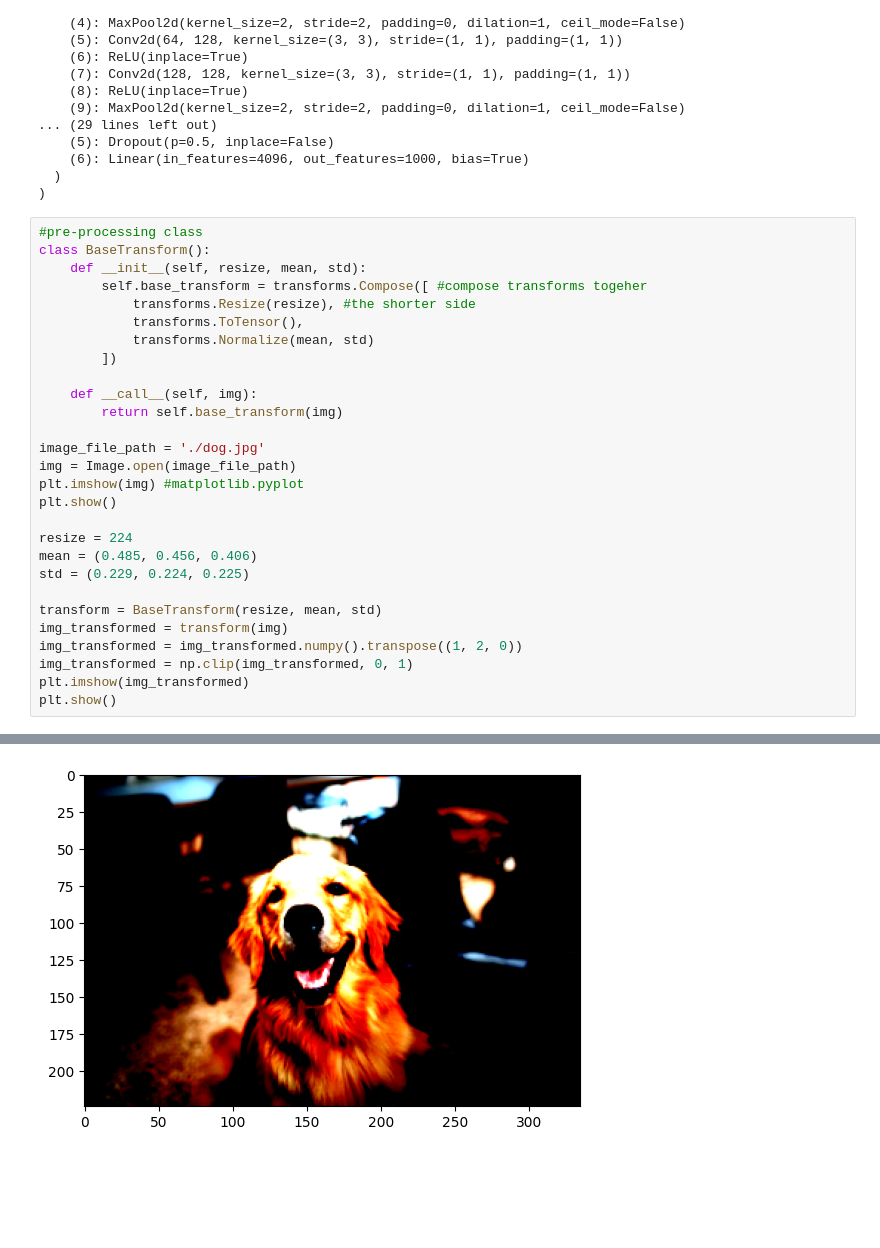
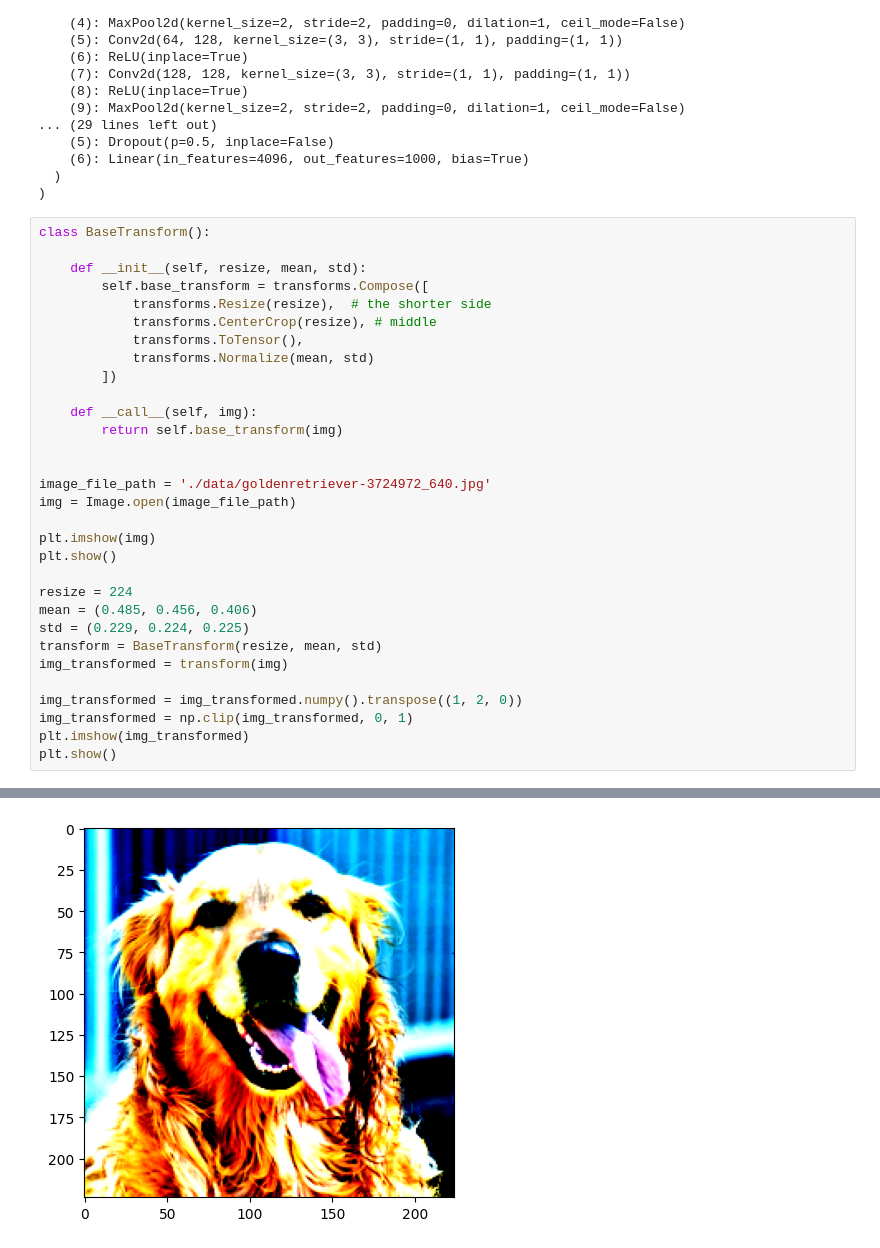
Before and after one commit to Real1CM/LLM_Z2H, a Jupyter notebook: aboutVGG.ipynb, the cells around one changed output, grey strips where cells are left out. Drawn from its saved outputs; the diff is of its cells as text; blank space fills up the shorter version.

```diff
--- a/aboutVGG.ipynb
+++ b/aboutVGG.ipynb
@@ -61,11 +83,12 @@ VGG(
   )
 )
 # %%
-#pre-processing class
 class BaseTransform():
+
     def __init__(self, resize, mean, std):
-        self.base_transform = transforms.Compose([ #compose transforms togeher
-            transforms.Resize(resize), #the shorter side
+        self.base_transform = transforms.Compose([
+            transforms.Resize(resize),  # the shorter side
+            transforms.CenterCrop(resize), # middle
             transforms.ToTensor(),
             transforms.Normalize(mean, std)
         ])
@@ -73,17 +96,19 @@ class BaseTransform():
     def __call__(self, img):
         return self.base_transform(img)
 
-image_file_path = './dog.jpg'
+
+image_file_path = './data/goldenretriever-3724972_640.jpg'
 img = Image.open(image_file_path)
-plt.imshow(img) #matplotlib.pyplot
+
+plt.imshow(img)
 plt.show()
 
 resize = 224
 mean = (0.485, 0.456, 0.406)
 std = (0.229, 0.224, 0.225)
-
 transform = BaseTransform(resize, mean, std)
 img_transformed = transform(img)
+
 img_transformed = img_transformed.numpy().transpose((1, 2, 0))
 img_transformed = np.clip(img_transformed, 0, 1)
 plt.imshow(img_transformed)
@@ -93 +118 @@ plt.show()
-[figure, old version]
+[figure, new version]
```
Also changed, not shown: parts of 9 cells of this notebook.
